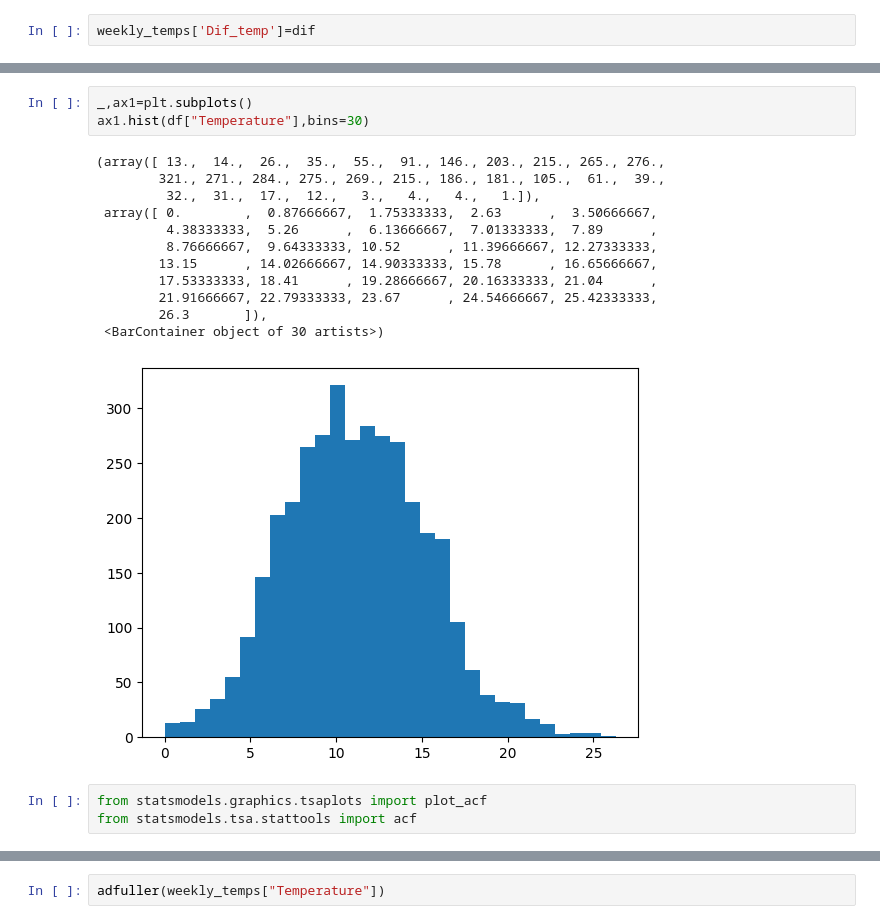
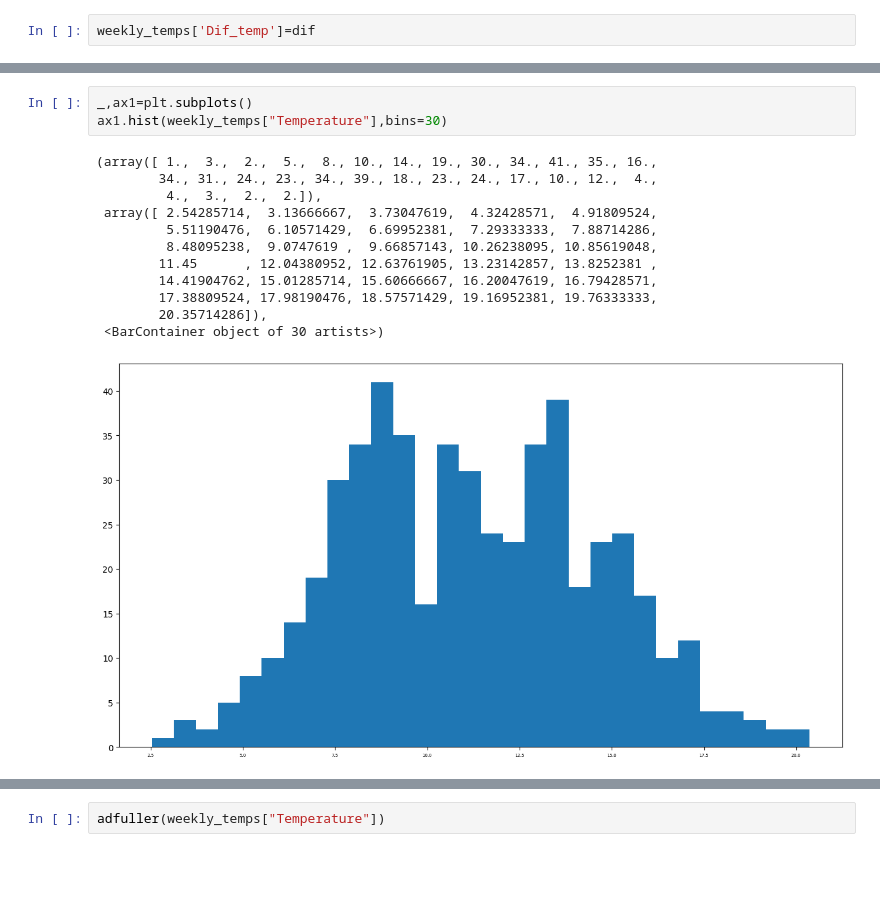
Before and after one commit to fermonzongh/CEIA, a Jupyter notebook: Series de Tiempo/Notebooks/AnalisisSerieDeTiempo.ipynb, the cells around one changed output, grey strips where cells are left out. Saved outputs shown, nothing was run; the diff lists cells and outputs as text; blank space fills up the shorter version.

```diff
--- a/Series de Tiempo/Notebooks/AnalisisSerieDeTiempo.ipynb
+++ b/Series de Tiempo/Notebooks/AnalisisSerieDeTiempo.ipynb
@@ -143,22 +165,19 @@ plt.show()
 # %%
 _,ax1=plt.subplots()
-ax1.hist(df["Temperature"],bins=30)
+ax1.hist(weekly_temps["Temperature"],bins=30)
 # %% [output]
-(array([ 13.,  14.,  26.,  35.,  55.,  91., 146., 203., 215., 265., 276.,
-        321., 271., 284., 275., 269., 215., 186., 181., 105.,  61.,  39.,
-         32.,  31.,  17.,  12.,   3.,   4.,   4.,   1.]),
- array([ 0.        ,  0.87666667,  1.75333333,  2.63      ,  3.50666667,
-         4.38333333,  5.26      ,  6.13666667,  7.01333333,  7.89      ,
-         8.76666667,  9.64333333, 10.52      , 11.39666667, 12.27333333,
-        13.15      , 14.02666667, 14.90333333, 15.78      , 16.65666667,
-        17.53333333, 18.41      , 19.28666667, 20.16333333, 21.04      ,
-        21.91666667, 22.79333333, 23.67      , 24.54666667, 25.42333333,
-        26.3       ]),
+(array([ 1.,  3.,  2.,  5.,  8., 10., 14., 19., 30., 34., 41., 35., 16.,
+        34., 31., 24., 23., 34., 39., 18., 23., 24., 17., 10., 12.,  4.,
+         4.,  3.,  2.,  2.]),
+ array([ 2.54285714,  3.13666667,  3.73047619,  4.32428571,  4.91809524,
+         5.51190476,  6.10571429,  6.69952381,  7.29333333,  7.88714286,
+         8.48095238,  9.0747619 ,  9.66857143, 10.26238095, 10.85619048,
+        11.45      , 12.04380952, 12.63761905, 13.23142857, 13.8252381 ,
+        14.41904762, 15.01285714, 15.60666667, 16.20047619, 16.79428571,
+        17.38809524, 17.98190476, 18.57571429, 19.16952381, 19.76333333,
+        20.35714286]),
  <BarContainer object of 30 artists>)
-[figure, old version]
+[figure, new version]
-# %%
-from statsmodels.graphics.tsaplots import plot_acf
-from statsmodels.tsa.stattools import acf
 # %%
 plot_acf(weekly_temps['Temperature'], lags=150)
 plt.show()
```
Also changed, not shown: parts of 52 cells of this notebook, 1 other file.
